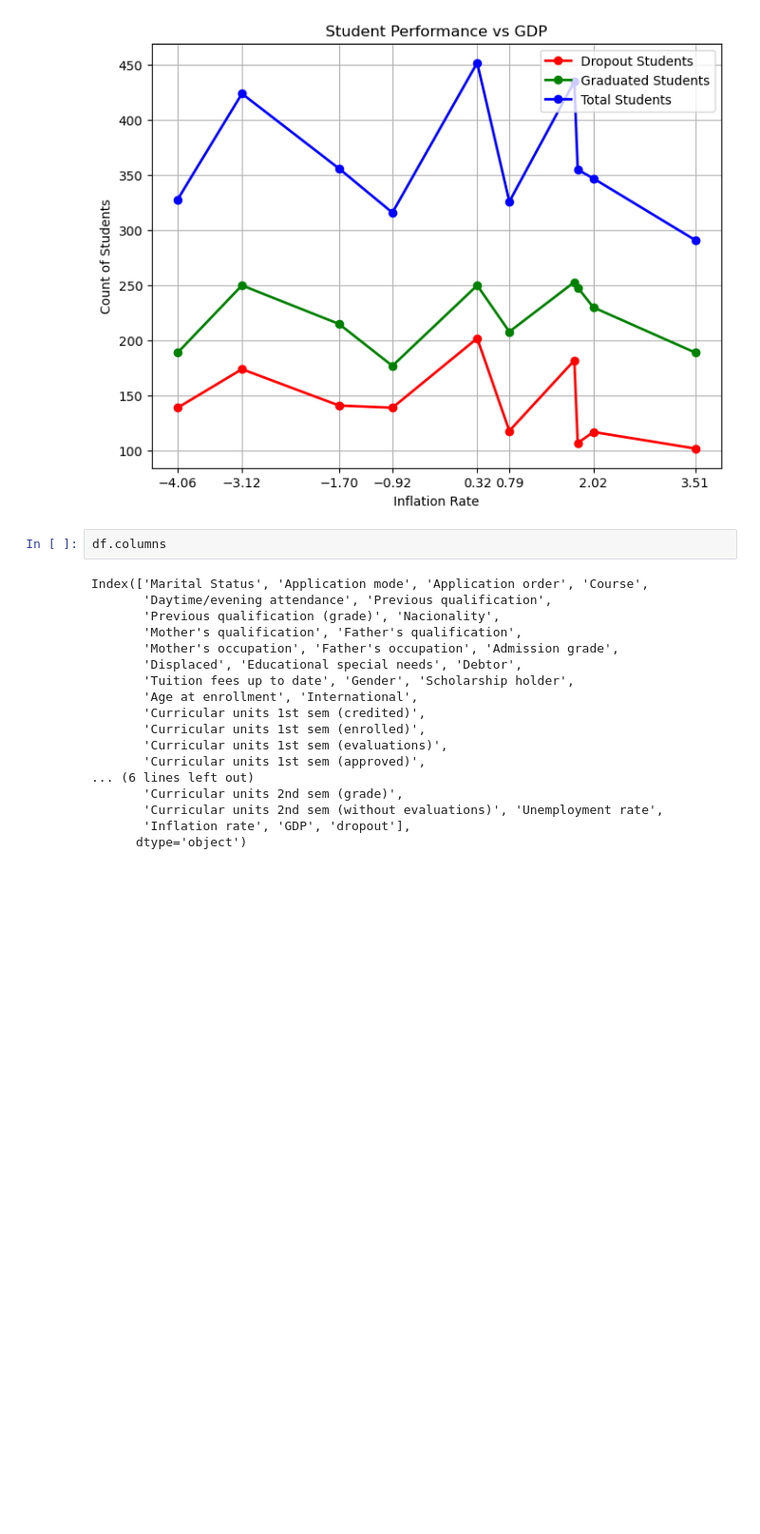
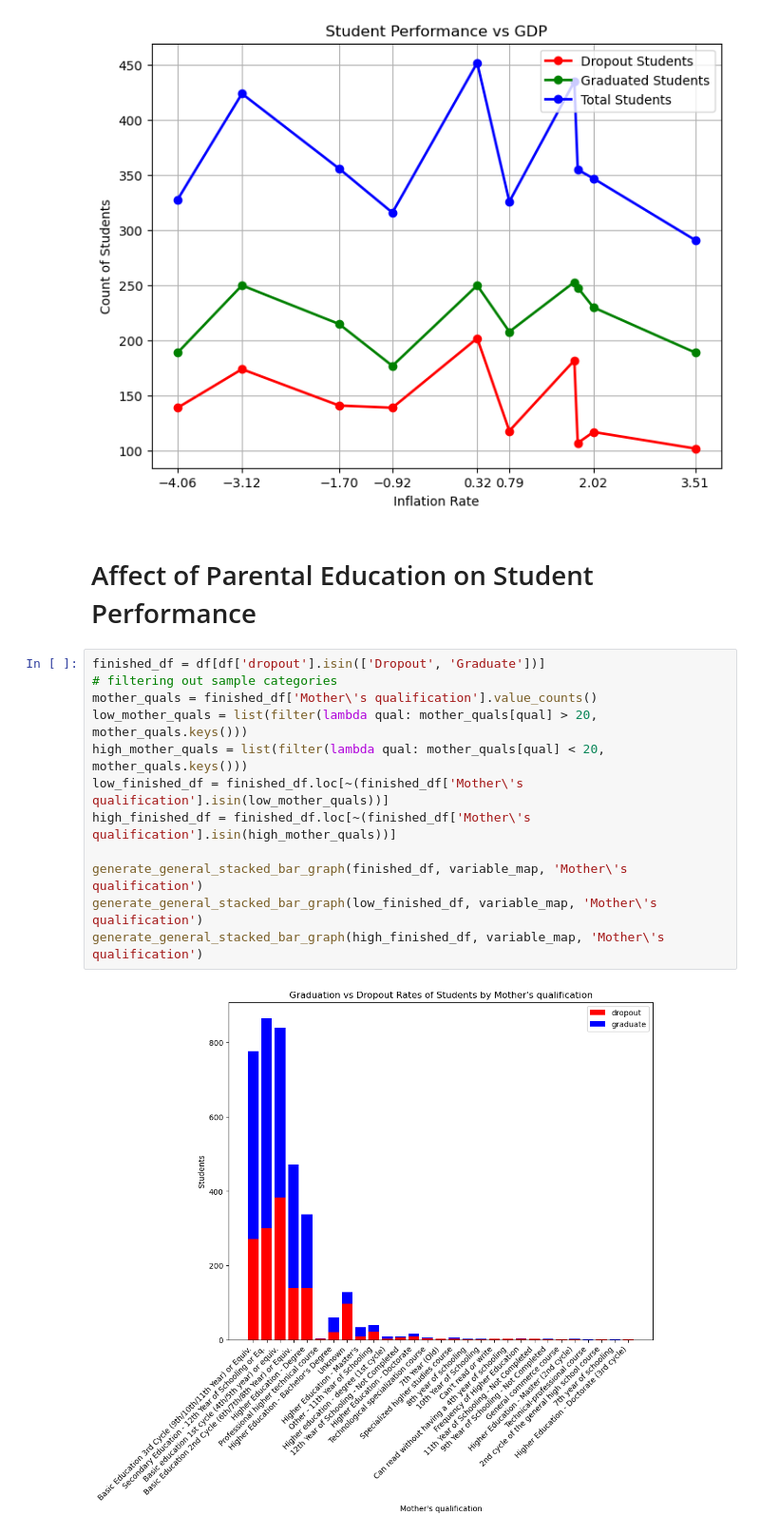
Before and after one commit to Abuynits/cs573_final_proj, a Jupyter notebook: eda.ipynb, the cells around one changed output. Shown at 95% size. Cells and saved outputs as stored; diff of their text form; blank space fills up the shorter version.

```diff
--- a/eda.ipynb
+++ b/eda.ipynb
@@ -164,23 +144,19 @@ plot_line_graph(df, 'GDP')
 # %% [output]
 [figure]
 [figure]
-# %%
-df.columns
-# %% [output]
-Index(['Marital Status', 'Application mode', 'Application order', 'Course',
-       'Daytime/evening attendance', 'Previous qualification',
-       'Previous qualification (grade)', 'Nacionality',
-       'Mother's qualification', 'Father's qualification',
-       'Mother's occupation', 'Father's occupation', 'Admission grade',
-       'Displaced', 'Educational special needs', 'Debtor',
-       'Tuition fees up to date', 'Gender', 'Scholarship holder',
-       'Age at enrollment', 'International',
-       'Curricular units 1st sem (credited)',
-       'Curricular units 1st sem (enrolled)',
-       'Curricular units 1st sem (evaluations)',
-       'Curricular units 1st sem (approved)',
-... (6 lines left out)
-       'Curricular units 2nd sem (grade)',
-       'Curricular units 2nd sem (without evaluations)', 'Unemployment rate',
-       'Inflation rate', 'GDP', 'dropout'],
-      dtype='object')
+# %% [markdown]
+# Affect of Parental Education on Student Performance
+# %%
+finished_df = df[df['dropout'].isin(['Dropout', 'Graduate'])]
+# filtering out sample categories
+mother_quals = finished_df['Mother\'s qualification'].value_counts()
+low_mother_quals = list(filter(lambda qual: mother_quals[qual] > 20, mother_quals.keys()))
+high_mother_quals = list(filter(lambda qual: mother_quals[qual] < 20, mother_quals.keys()))
+low_finished_df = finished_df.loc[~(finished_df['Mother\'s qualification'].isin(low_mother_quals))]
+high_finished_df = finished_df.loc[~(finished_df['Mother\'s qualification'].isin(high_mother_quals))]
+
+generate_general_stacked_bar_graph(finished_df, variable_map, 'Mother\'s qualification')
+generate_general_stacked_bar_graph(low_finished_df, variable_map, 'Mother\'s qualification')
+generate_general_stacked_bar_graph(high_finished_df, variable_map, 'Mother\'s qualification')
+# %% [output]
+[figure, added]
```
Also changed, not shown: parts of 4 cells of this notebook, 1 other file.
